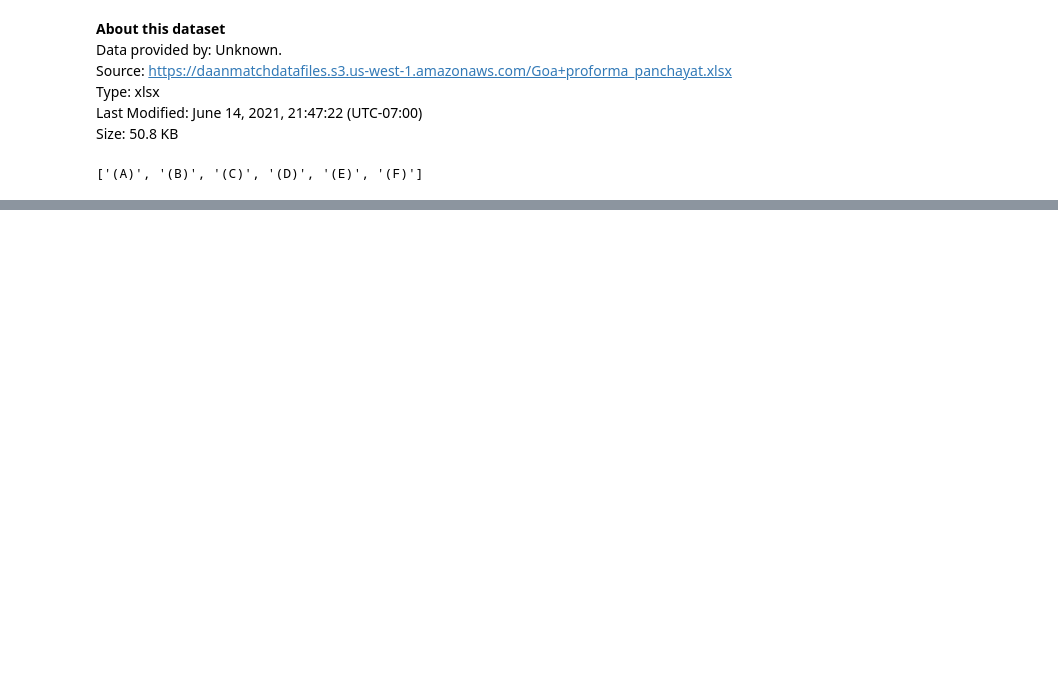
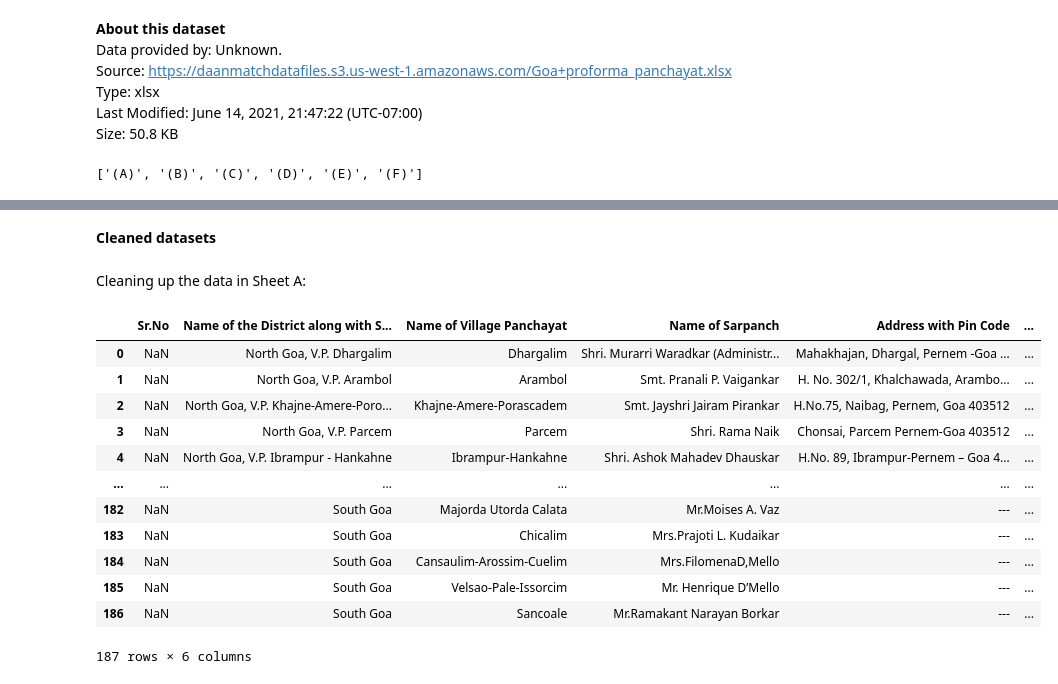
Before and after one commit to shayan-khoygani/Codebook, a Jupyter notebook: Goa proforma_panchayat/Goa proforma_panchayat.ipynb, the cells around one changed output, grey strips where cells are left out. Drawn from its saved outputs; the diff is of its cells as text; code cells hidden in the pictures; blank space fills up the shorter version.

```diff
--- a/Goa proforma_panchayat/Goa proforma_panchayat.ipynb
+++ b/Goa proforma_panchayat/Goa proforma_panchayat.ipynb
@@ -50,0 +120,28 @@ csr_spent_17_18.head()
+# %% [markdown]
+**Cleaned datasets**  <a class="anchor" id="2"></a>
+# %% [markdown]
+Cleaning up the data in Sheet A:
+# %%
+goa_proforma_A.rename(columns = {'Unnamed: 0' : 'Sr.No',
+                                 'Unnamed: 1' : 'Name of the District along with State',
+                                 'Unnamed: 2' : 'Name of Village Panchayat',
+                                 'Unnamed: 3' : 'Name of Sarpanch',
+                                 'Unnamed: 4' : 'Address with Pin Code',
+                                 'Unnamed: 5' : 'Mobile No./Email Address'}, inplace = True)
+goa_proforma_A = goa_proforma_A.iloc[1:, :]
+goa_proforma_A = goa_proforma_A.reset_index(drop = True)
+goa_proforma_A
+# %% [output]
+|  | Sr.No | Name of the District along with S... | Name of Village Panchayat | Name of Sarpanch | Address with Pin Code | ... |
+| 0 | NaN | North Goa, V.P. Dhargalim | Dhargalim | Shri. Murarri Waradkar (Administr... | Mahakhajan, Dhargal, Pernem -Goa ... | ... |
+| 1 | NaN | North Goa, V.P. Arambol | Arambol | Smt. Pranali P. Vaigankar | H. No. 302/1, Khalchawada, Arambo... | ... |
+| 2 | NaN | North Goa, V.P. Khajne-Amere-Poro... | Khajne-Amere-Porascadem | Smt. Jayshri Jairam Pirankar | H.No.75, Naibag, Pernem, Goa 403512 | ... |
+| 3 | NaN | North Goa, V.P. Parcem | Parcem | Shri. Rama Naik | Chonsai, Parcem Pernem-Goa 403512 | ... |
+| 4 | NaN | North Goa, V.P. Ibrampur - Hankahne | Ibrampur-Hankahne | Shri. Ashok Mahadev Dhauskar | H.No. 89, Ibrampur-Pernem – Goa 4... | ... |
+| ... | ... | ... | ... | ... | ... | ... |
+| 182 | NaN | South Goa | Majorda Utorda Calata | Mr.Moises A. Vaz | --- | ... |
+| 183 | NaN | South Goa | Chicalim | Mrs.Prajoti L. Kudaikar | --- | ... |
+| 184 | NaN | South Goa | Cansaulim-Arossim-Cuelim | Mrs.FilomenaD,Mello | --- | ... |
+| 185 | NaN | South Goa | Velsao-Pale-Issorcim | Mr. Henrique D’Mello | --- | ... |
+| 186 | NaN | South Goa | Sancoale | Mr.Ramakant Narayan Borkar | --- | ... |
+187 rows × 6 columns
```
Also changed, not shown: parts of 80 cells of this notebook.
